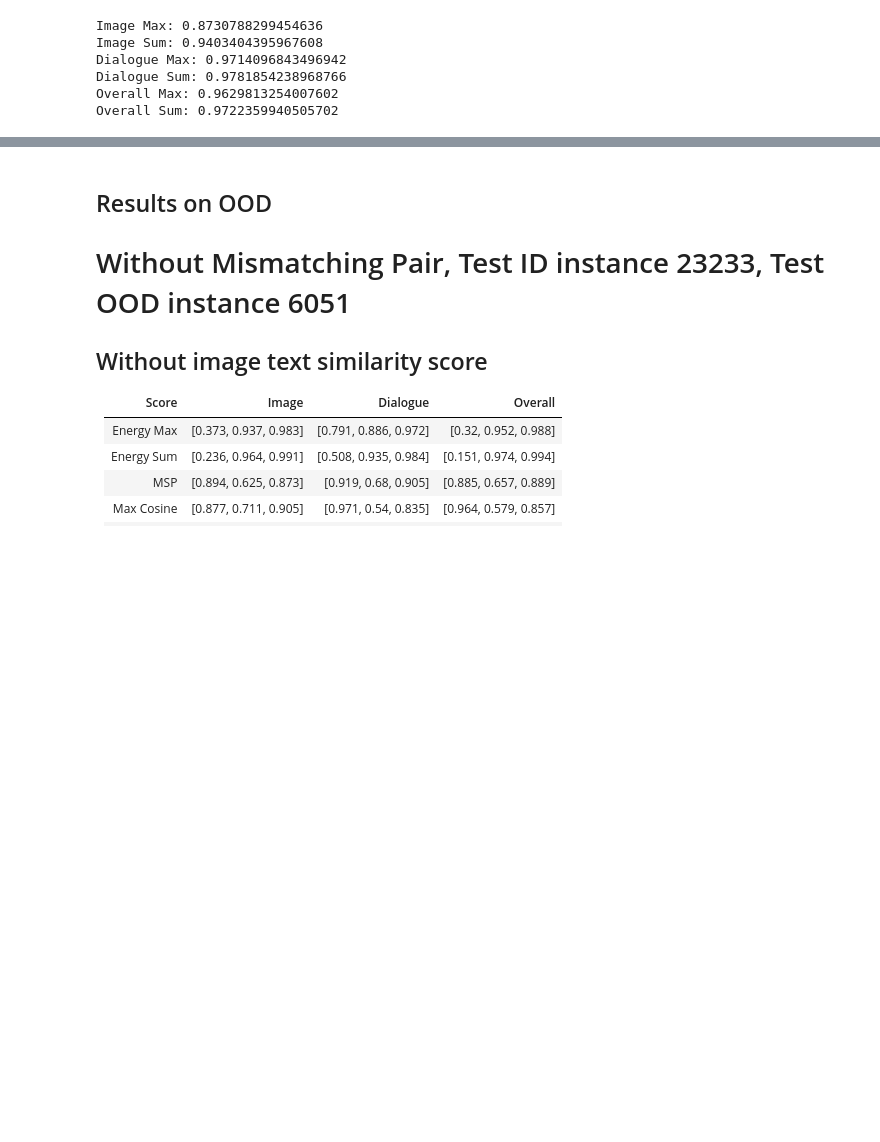
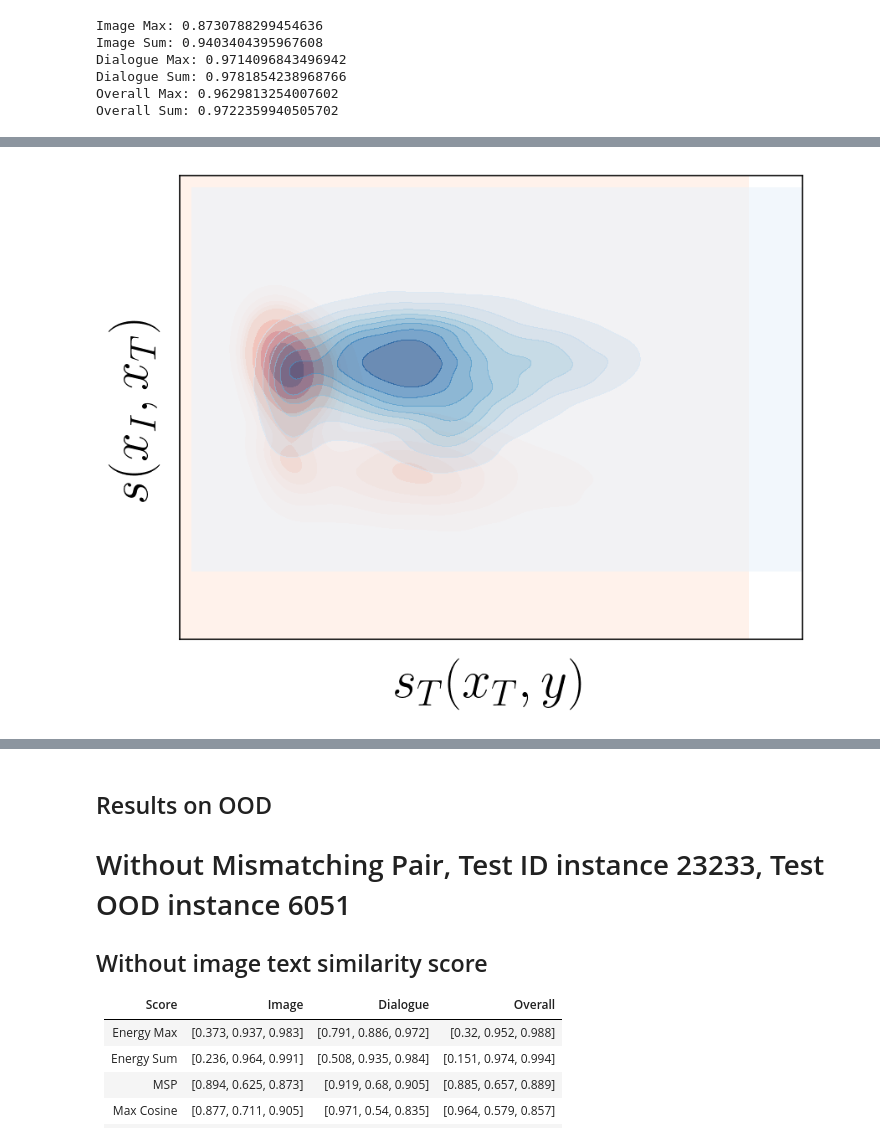
Before and after one commit to wfyitf/multimodal_ood, a Jupyter notebook: notebooks/clip_qa.ipynb, the cells around one changed output, grey strips where cells are left out. Cells and saved outputs as stored; diff of their text form; code cells hidden in the pictures; blank space fills up the shorter version.

```diff
--- a/notebooks/clip_qa.ipynb
+++ b/notebooks/clip_qa.ipynb
@@ -396,0 +431,35 @@ plt.show()
+# %%
+score_type = "energy"
+type = "sum"
+modality = "dialogue"
+
+fig, ax = plt.subplots()
+sns.kdeplot(
+    x=df_test[df_test['OOD'] == 0][f'{score_type}_{type}_{modality}'],
+    y=2*df_test[df_test['OOD'] == 0]['image_text_similarity'],
+    cmap='Reds',
+    fill=True,
+    thresh=0,
+    levels=10,
+    alpha=1,
+    ax=ax
+)
+sns.kdeplot(
+    x=df_test[df_test['OOD'] == 1][f'{score_type}_{type}_{modality}'],
+    y=2*df_test[df_test['OOD'] == 1]['image_text_similarity'],
+    cmap='Blues',
+    fill=True,
+    thresh=0,
+    levels=10,
+    alpha=0.6,
+    ax=ax
+)
+ax.set_xlabel(f'$s_T(x_T, y)$', fontsize = 30)
+ax.set_ylabel(f'$s(x_I, x_T)$', fontsize = 30)
+ax.set_xticklabels([])
+ax.set_yticklabels([])
+ax.tick_params(left=False, bottom=False)
+plt.savefig(f'{data_loader.data_dir}/CLIP/qa_imgs/{score_type}_{type}_{modality}_kde.png', bbox_inches='tight')
+plt.show()
+# %% [output]
+[figure, added]
```
Also changed, not shown: parts of 21 cells of this notebook, 3 other files.
